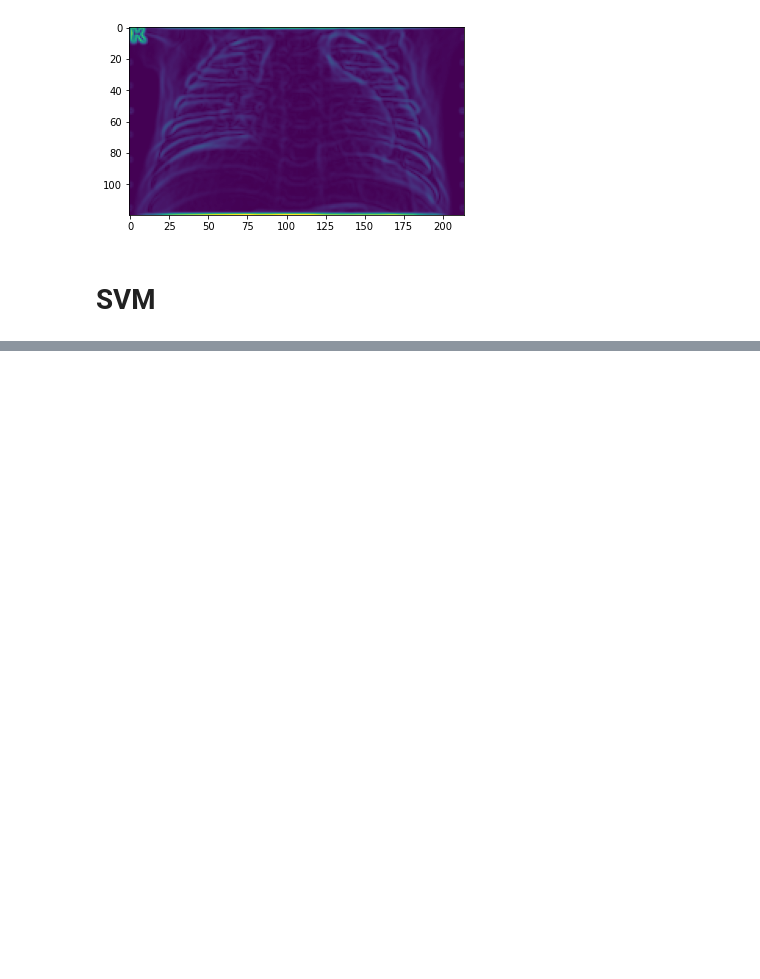
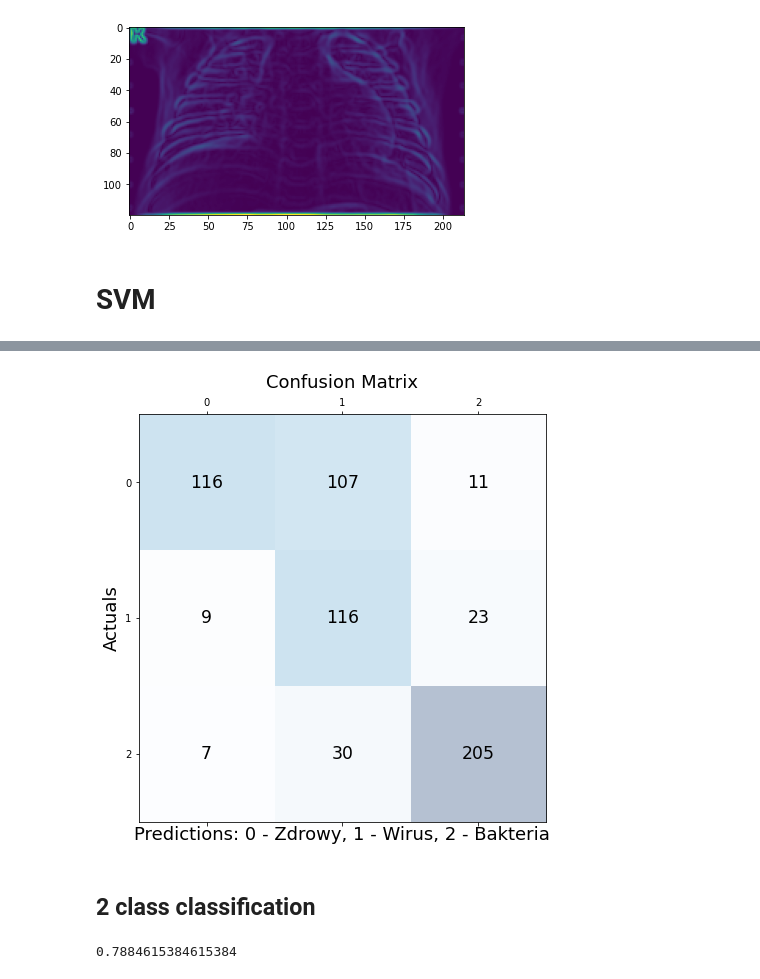
Before and after one commit to MichalZelasko/SISI-pojekt, a Jupyter notebook: src/data_visualizer.ipynb, the cells around one changed output, grey strips where cells are left out. Drawn from its saved outputs; the diff is of its cells as text; code cells hidden in the pictures; blank space fills up the shorter version.

```diff
--- a/src/data_visualizer.ipynb
+++ b/src/data_visualizer.ipynb
@@ -362,0 +409,6 @@ svc.score(X_test_32, y_test_32)
+# %%
+confusion_matrix_function(svc2, X_test_32, y_test_32)
+# %% [output]
+[figure, added]
+# %% [markdown]
+## 2 class classification
@@ -362,0 +419,6 @@ svc.score(X_test_32, y_test_32)
+# %%
+svc3 = SVC()
+svc3.fit(X_train_32, y_train_32, sample_weight=get_weights(y_train_32))
+svc3.score(X_test_32, y_test_32)
+# %% [output]
+0.7884615384615384
```
Also changed, not shown: parts of 30 cells of this notebook.
